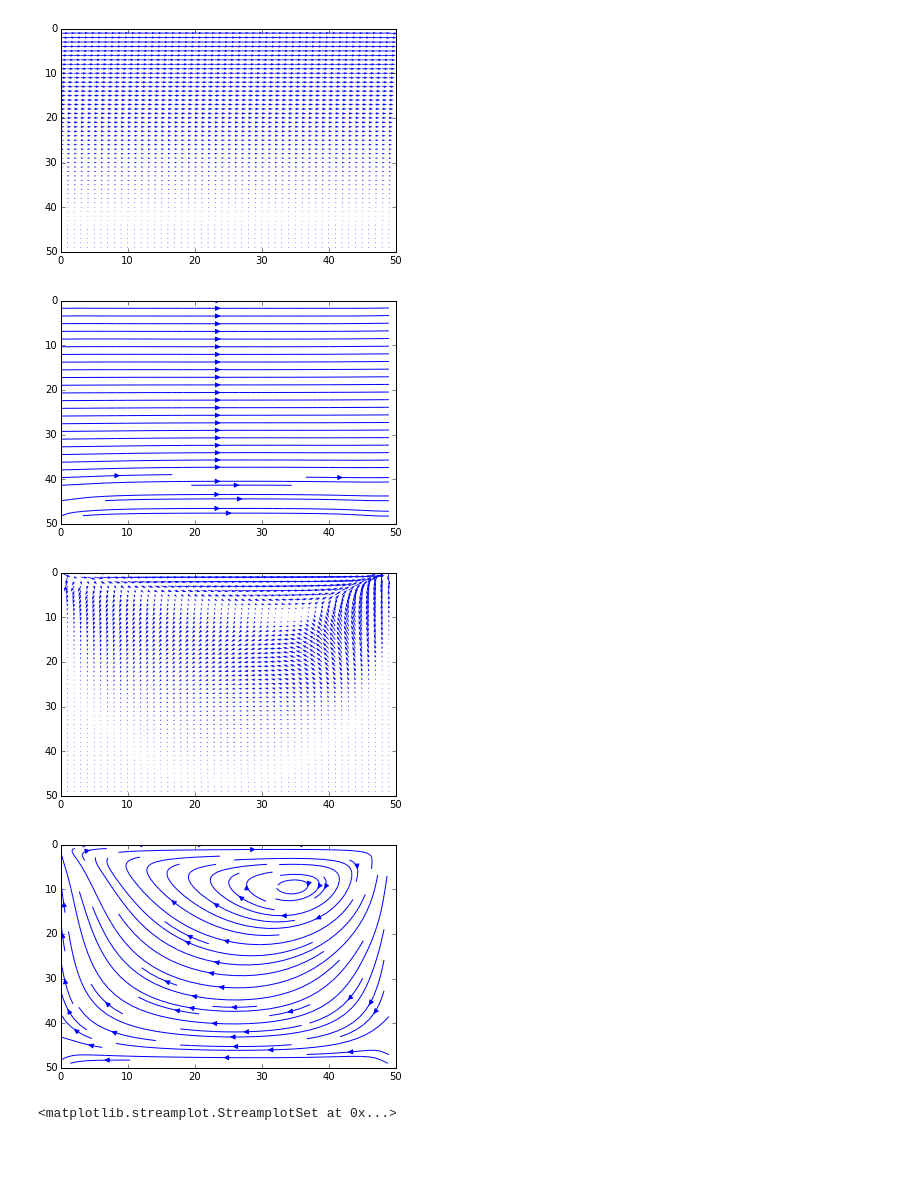
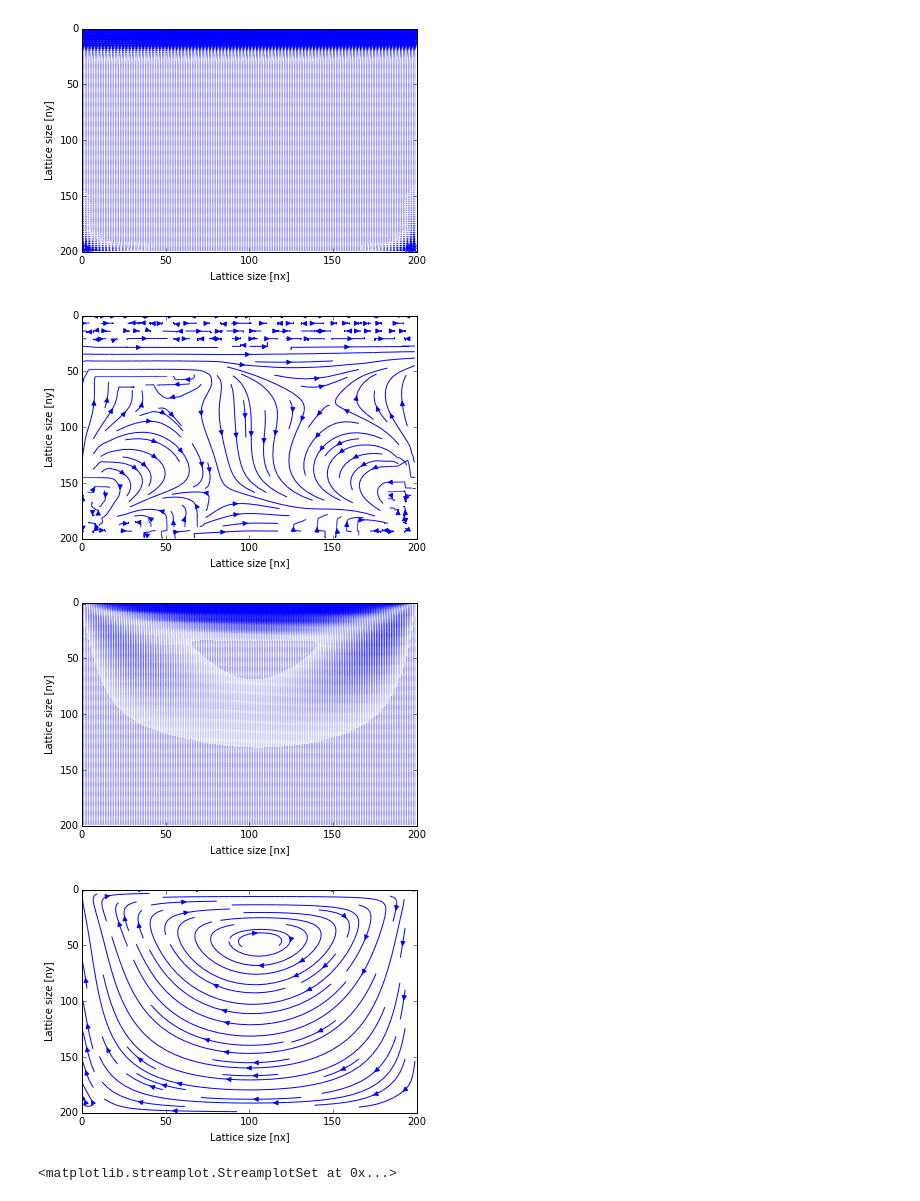
Before and after one commit to Schraivogel/hpc, a Jupyter notebook: Exercise 1_Julian.ipynb, the cells around one changed output. Drawn from its saved outputs; the diff is of its cells as text; code cells hidden in the pictures; blank space fills up the shorter version.

```diff
--- a/Exercise 1_Julian.ipynb
+++ b/Exercise 1_Julian.ipynb
@@ -136,7 +136,7 @@ def calc_equilibrium(rho, u, c, w):
 rows = 50
 cols = 50
 q = 9
-timesteps = 1000
+timesteps = 300
 
 doBounce = False
 savePlot = False
@@ -157,12 +157,11 @@ latt[:,:,6] = 1.0 / 36.0
 latt[:,:,7] = 1.0 / 36.0
 latt[:,:,8] = 1.0 / 36.0
 
-#ch = 3
 w = np.array([4.0/9.0, 1.0/9.0, 1.0/9.0, 1.0/9.0, 1.0/9.0, 1.0/36.0, 1.0/36.0, 1.0/36.0, 1.0/36.0])
 omega = 0.5
 
 for t in range(timesteps):
-    print(latt[:,:,3])
+    #print(latt[:,:,3])
     latt = shift_latt(latt)
     j = calc_j(c, latt)
     rho = sum_occ(latt)
@@ -195,6 +176,14 @@ def set_rho(epsilon, rho0, rows, cols):
     rho += epsilon * np.sin(valx).reshape(1, cols)
     return rho
 
+#################
+rows = 200
+cols = 200
+q = 9
+timesteps = 300
+mod = 2
+savePlot = True
+
 # shear wave rho decay init
 epsilon = 0.01
 rho0 = 0.8
@@ -202,7 +191,7 @@ assert(rho0 > epsilon), "rho0 must be bigger than the sine-offset"
 rho = set_rho(epsilon, rho0, rows, cols)
 u = np.zeros((rows, cols, 2))
 
-omega = 0.5
+omega = 0.3
 
 # Belegung des lattice, dass das mit rho, welches ich in der funktion set_rho berechnet habe, passt
 latt = calc_equilibrium(rho, u, c, w) # which is equal to f_eq
@@ -210,7 +199,7 @@ latt = calc_equilibrium(rho, u, c, w) # which is equal to f_eq
 plt.figure()
 
 for t in range(timesteps):
-    if t%10 == 0:
+    if t%mod == 0:
         plt.plot(rho[rows//4,:])
     latt = shift_latt(latt)
     j = calc_j(c, latt)
@@ -219,6 +208,8 @@ for t in range(timesteps):
     f_eq = calc_equilibrium(rho, u, c, w)
     latt += omega * (f_eq - latt)
 
+plt.xlabel('Lattice size [nx]')
+plt.ylabel('Occupation number [rho]')
 if savePlot == True:
-    plt.savefig('Set_Rho_300_300_300_t_50.pdf')
+    plt.savefig('Report/Set_Rho_' + str(rows) + 'x' + str(cols) + '_omega=' + str(omega) + '_t=' + str(timesteps) + '_t_mod=' + str(mod) + '.pdf')
 # %% [output]
@@ -406,6 +432,15 @@ def mask_couette(grid):
 
     return mask
 
+#################
+rows = 200
+cols = 200
+q = 9
+timesteps = 5000
+savePlot = True
+
+latt = np.zeros((rows, cols, q))
+
 doBounce = True
 # create empty temporary lattice in which the old values (before shifiting) are stored
 saved_latt = np.zeros((latt.shape))
@@ -415,10 +450,10 @@ mask = np.zeros((latt.shape))
 mask = mask_couette(latt)
 
 
-rho = np.full((rho.shape), 1.0)
-u = np.full((u.shape), 0.0)
+rho = np.full(((latt.shape[0], latt.shape[1])), 1.0)
+u = np.full((latt.shape[0], latt.shape[1], 2), 0.0)
 latt = calc_equilibrium(rho, u, c, w)
-omega = 0.5
+omega = 1.7
 
 for t in range(timesteps):
     latt = shift_latt(latt)
@@ -434,22 +469,24 @@ x = np.arange(rows)
 y = np.arange(cols)
 X, Y = np.meshgrid(x,y)
 
-savePlot = False
-
 plt.figure()
 plt.ylim(rows,0)
 plt.quiver(Y, X, u[:,:,1].T, u[:,:,0].T, color='b')
+plt.xlabel('Lattice size [nx]')
+plt.ylabel('Lattice size [ny]')
 if savePlot == True:
-    plt.savefig("Couette_Quiver_" + str(rows) + "_" + str(rows) + "_" + str(timesteps) + ".pdf")
+    plt.savefig("Report/Couette_Quiver_" + str(rows) + "x" + str(rows) + "_t=" + str(timesteps) + "_omega=" + str(omega) + ".pdf")
 
 plt.figure()
 plt.streamplot(X, Y, u[:,:,1], u[:,:,0], color='b')
 plt.ylim(len(Y), 0)
+plt.xlabel('Lattice size [nx]')
+plt.ylabel('Lattice size [ny]')
 if savePlot == True:
-    plt.savefig("Couette_Streamplot_" + str(rows) + "_" + str(rows) + "_" + str(timesteps) + ".pdf")
+    plt.savefig("Report/Couette_Streamplot_" + str(rows) + "x" + str(rows) + "_t=" + str(timesteps) + "_omega=" + str(omega) + ".pdf")
 # %% [output]
-[figure, old version]
+[figure, new version]
-[figure, old version]
+[figure, new version]
 # %%
 def addSlidingLidVelocity(grid, rho):
     rhoSlidingLid = rho[0,:]
@@ -489,6 +526,16 @@ def mask_vortex(grid):
 
     return mask
 
+#################
+rows = 200
+cols = 200
+q = 9
+timesteps = 7500
+savePlot = True
+
+latt = np.zeros((rows, cols, q))
+
+
 doBounce = True
 # create empty temporary lattice in which the old values (before shifiting) are stored
 saved_latt = np.zeros((latt.shape))
@@ -497,40 +544,44 @@ mask = np.zeros((latt.shape))
 # create mask for shift_latt function in order to know which channels have to be bounced back at which position
 mask = mask_vortex(latt)
 
 
-rho = np.full((rho.shape), 1.0)
-u = np.full((u.shape), 0.0)
+rho = np.full((latt.shape[0], latt.shape[1]), 1.0)
+u = np.full((latt.shape[0], latt.shape[1], 2), 0.0)
 latt = calc_equilibrium(rho, u, c, w)
-omega = 1.7
+omega = 0.3
 
 
 for t in range(timesteps):
     latt = shift_latt(latt)
     latt = addSlidingLidVelocity(latt, rho)
     j = calc_j(c, latt)
     rho = sum_occ(latt)
     u = calc_avg_vel(rho, j)
     f_eq = calc_equilibrium(rho, u, c, w)
     latt += omega * (f_eq - latt)
 
 x = np.arange(rows)
 y = np.arange(cols)
 X, Y = np.meshgrid(x,y)
 
 plt.figure()
 plt.ylim(rows,0)
+plt.xlabel('Lattice size [nx]')
+plt.ylabel('Lattice size [ny]')
 plt.quiver(Y, X, u[:,:,1].T, u[:,:,0].T, color='b')
 if savePlot == True:
-    plt.savefig("Vortex_Quiver_" + str(rows) + "_" + str(rows) + "_" + str(timesteps) + ".pdf")
+    plt.savefig("Report/Vortex_Quiver_" + str(rows) + "x" + str(rows) + "_t=" + str(timesteps) + "_omega=" + str(omega) + ".pdf")
 
 plt.figure()
 plt.streamplot(X, Y, u[:,:,1], u[:,:,0], color='b')
 plt.ylim(len(Y), 0)
+plt.xlabel('Lattice size [nx]')
+plt.ylabel('Lattice size [ny]')
 if savePlot == True:
-    plt.savefig("Vortex_Streamplot_" + str(rows) + "_" + str(rows) + "_" + str(timesteps) + ".pdf")
+    plt.savefig("Report/Vortex_Streamplot_" + str(rows) + "x" + str(rows) + "_t=" + str(timesteps) + "_omega=" + str(omega) + ".pdf")
 # %% [output]
-[figure, old version]
+[figure, new version]
-[figure, old version]
+[figure, new version]
 # %%
 ux = np.load('ux_npy')
 uy = np.load('uy_npy')
```
Also changed, not shown: parts of 3 cells of this notebook, 2 other files.
